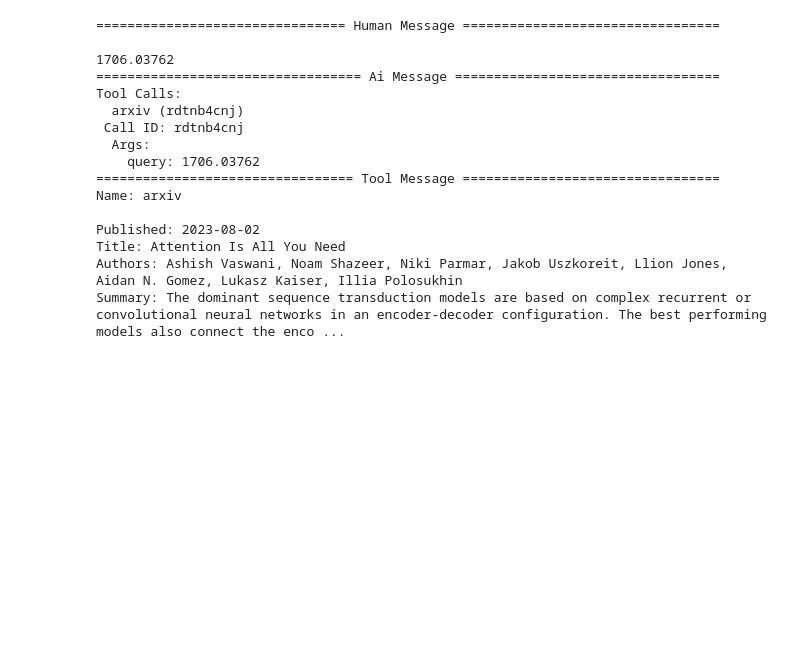
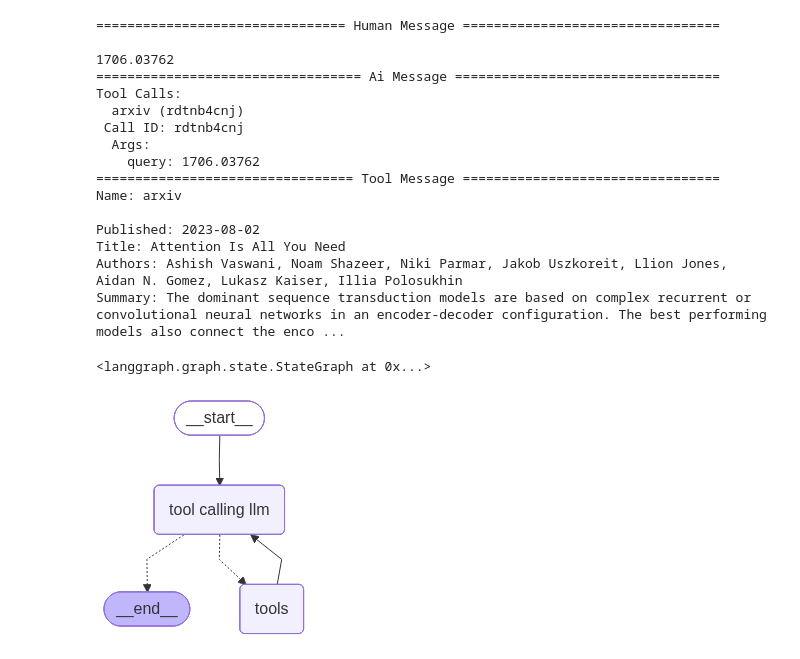
Before and after one commit to kumar7ashutosh/langgraph-components, a Jupyter notebook: chatbot.ipynb, the cells around one changed output. Saved outputs shown, nothing was run; the diff lists cells and outputs as text; code cells hidden in the pictures; blank space fills up the shorter version.

Commit message:
langgraph

```diff
--- a/chatbot.ipynb
+++ b/chatbot.ipynb
@@ -123,0 +129,34 @@ Summary: The dominant sequence transduction models are based on complex recurren
+# %%
+def multiply(a:int,b:int)->int:
+    """multiply two numbers provided"""
+    return a*b
+
+def add(a:int,b:int)->int:
+    """ add two numbers provided"""
+    return a+b
+
+def divide(a:int,b:int)->float:
+    """divide two numbers provided"""
+    return a/b
+# %%
+tools=[arxiv,wiki,tavily,add,multiply,divide]
+# %%
+llm_with_tools=llm.bind_tools(tools)
+# %%
+def tool_calling_llm(state:state):
+    return {"messages":[llm_with_tools.invoke(state["messages"])]}
+
+builder=StateGraph(state)
+builder.add_node("tool calling llm",tool_calling_llm)
+builder.add_node("tools",ToolNode(tools))
+builder.add_edge(START,"tool calling llm")
+builder.add_conditional_edges("tool calling llm",tools_condition)
+builder.add_edge("tools","tool calling llm")
+builder.add_edge("tool calling llm",END)
+# %% [output]
+<langgraph.graph.state.StateGraph at 0x...>
+# %%
+graph=builder.compile()
+display(Image(graph.get_graph().draw_mermaid_png()))
+# %% [output]
+[figure, added]
```
Also changed, not shown: parts of 9 cells of this notebook.
